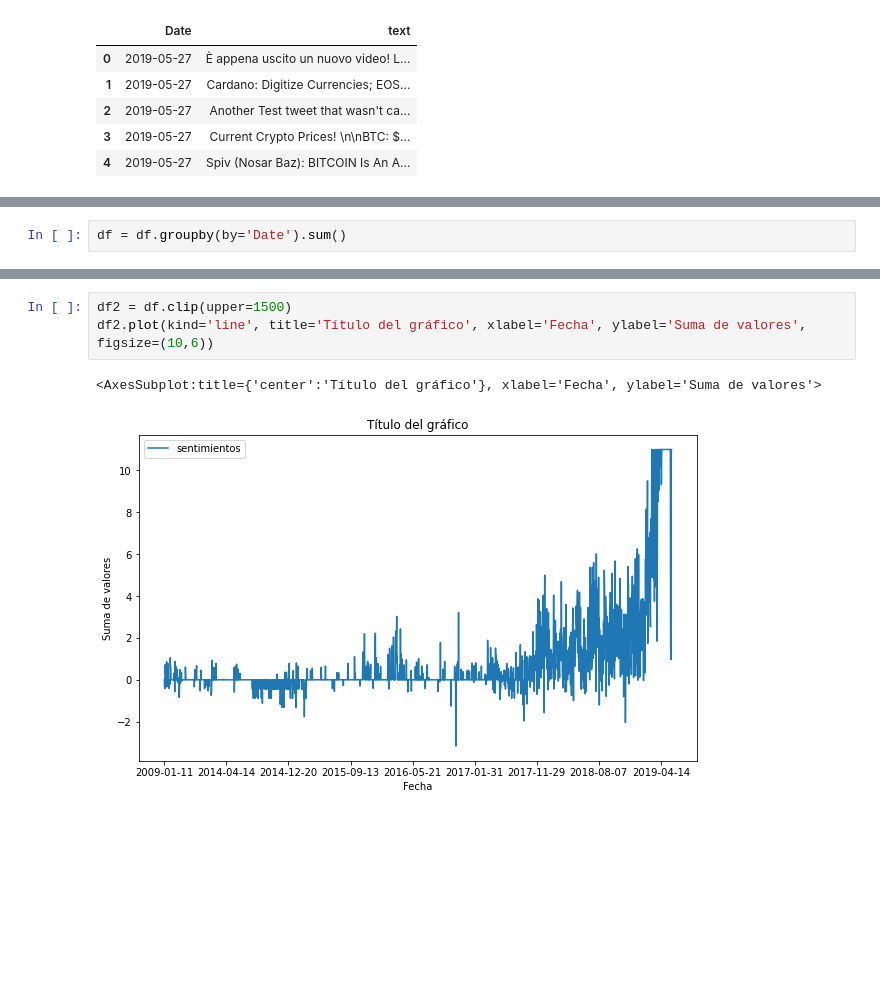
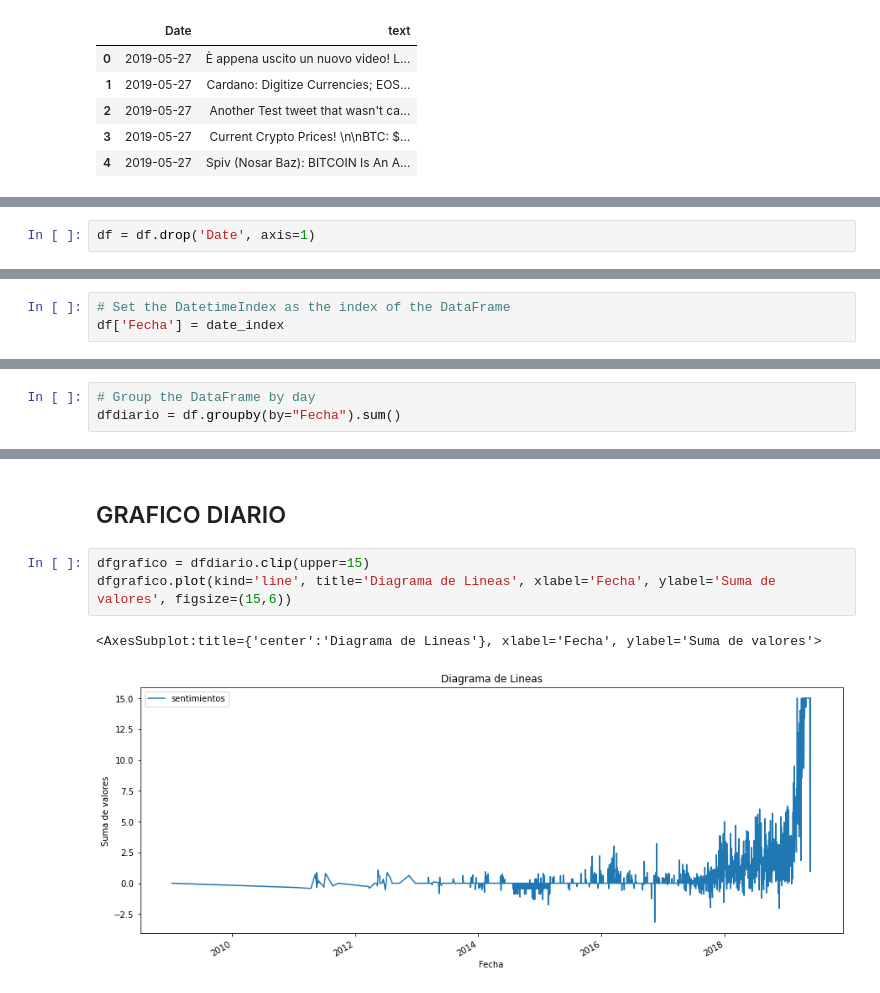
Before and after one commit to AlvaroFarreny/AnalisisSentimientosBTC, a Jupyter notebook: ANALISIS_COMPLETO.ipynb, the cells around one changed output, grey strips where cells are left out. Drawn from its saved outputs; the diff is of its cells as text; blank space fills up the shorter version.

Commit message:
analisis diario y mes

```diff
--- a/ANALISIS_COMPLETO.ipynb
+++ b/ANALISIS_COMPLETO.ipynb
@@ -150,0 +178,2 @@ df.head()
+# %%
+df = df.drop('Date', axis=1)
@@ -150,0 +196,3 @@ df.head()
+# %%
+# Set the DatetimeIndex as the index of the DataFrame
+df['Fecha'] = date_index
@@ -195,2 +265,0 @@ df.head()
-# %%
-df = df.groupby(by='Date').sum()
@@ -216,0 +273,3 @@ Date
+# %%
+# Group the DataFrame by day
+dfdiario = df.groupby(by="Fecha").sum()
@@ -217,7 +313,9 @@ Date
+# %% [markdown]
+## GRAFICO DIARIO
 # %%
-df2 = df.clip(upper=1500)
-df2.plot(kind='line', title='Título del gráfico', xlabel='Fecha', ylabel='Suma de valores', figsize=(10,6))
+dfgrafico = dfdiario.clip(upper=15)
+dfgrafico.plot(kind='line', title='Diagrama de Lineas', xlabel='Fecha', ylabel='Suma de valores', figsize=(15,6))
 # %% [output]
-<AxesSubplot:title={'center':'Título del gráfico'}, xlabel='Fecha', ylabel='Suma de valores'>
+<AxesSubplot:title={'center':'Diagrama de Lineas'}, xlabel='Fecha', ylabel='Suma de valores'>
-[figure, old version]
+[figure, new version]
 # %%
```
Also changed, not shown: parts of 26 cells of this notebook.
